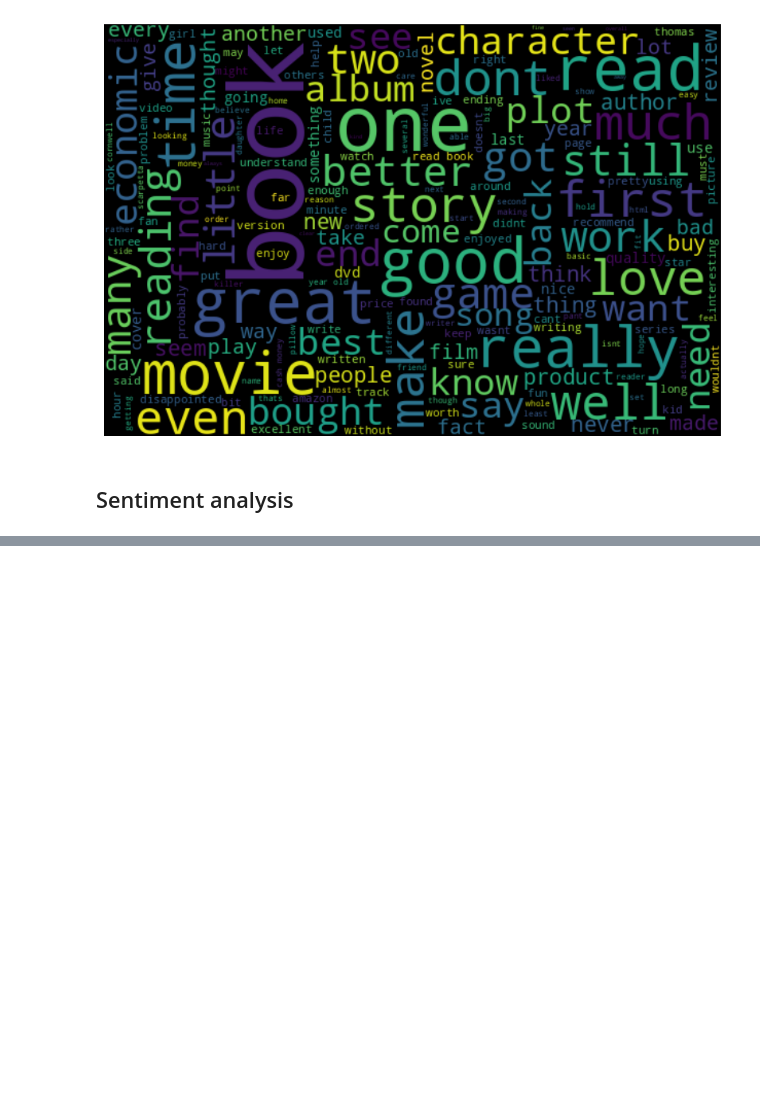
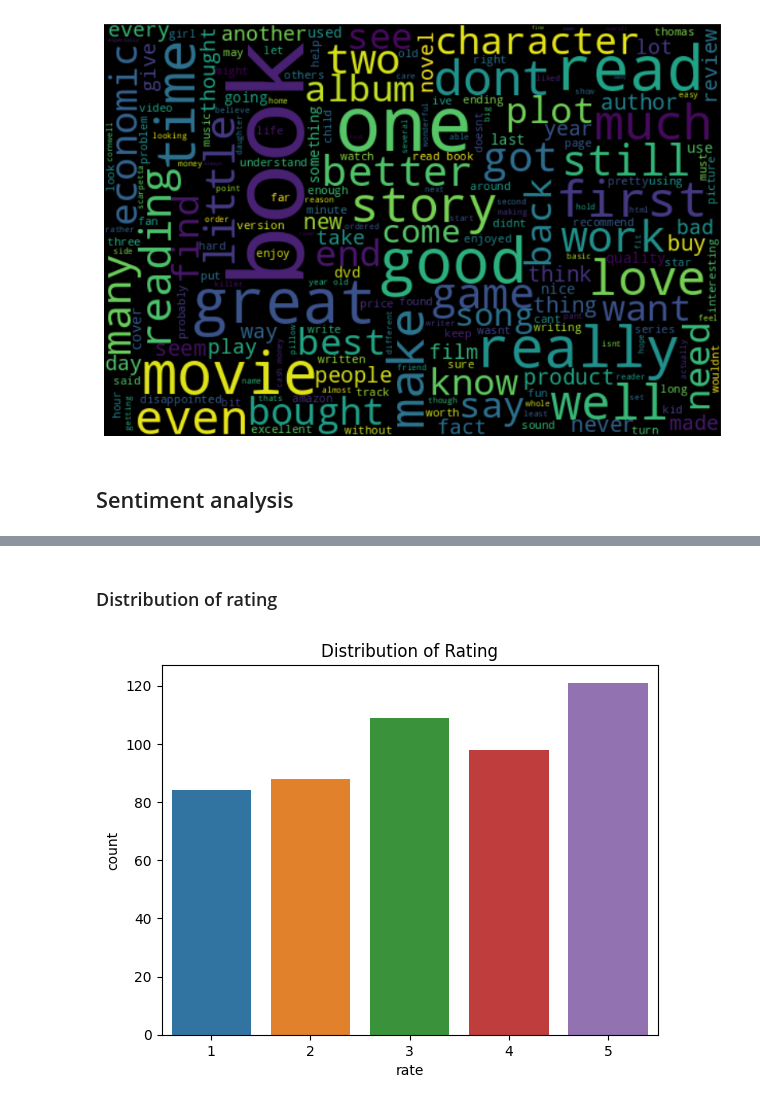
Before and after one commit to NegarTajziyehchi/Data_Science_Projects, a Jupyter notebook: NLP_Amazon_Review/Amazon_Review.ipynb, the cells around one changed output, grey strips where cells are left out. Drawn from its saved outputs; the diff is of its cells as text; code cells hidden in the pictures; blank space fills up the shorter version.

```diff
--- a/NLP_Amazon_Review/Amazon_Review.ipynb
+++ b/NLP_Amazon_Review/Amazon_Review.ipynb
@@ -409,0 +519,9 @@ plot_wordcloud(all_words_review[:20000000])
+# %% [markdown]
+### Distribution of rating
+# %%
+# Use Seaborn's countplot for a beautiful visualization
+sns.countplot(x='rate', data=train_df)
+plt.title("Distribution of Rating")
+plt.show()
+# %% [output]
+[figure, added]
```
Also changed, not shown: parts of 16 cells of this notebook.
